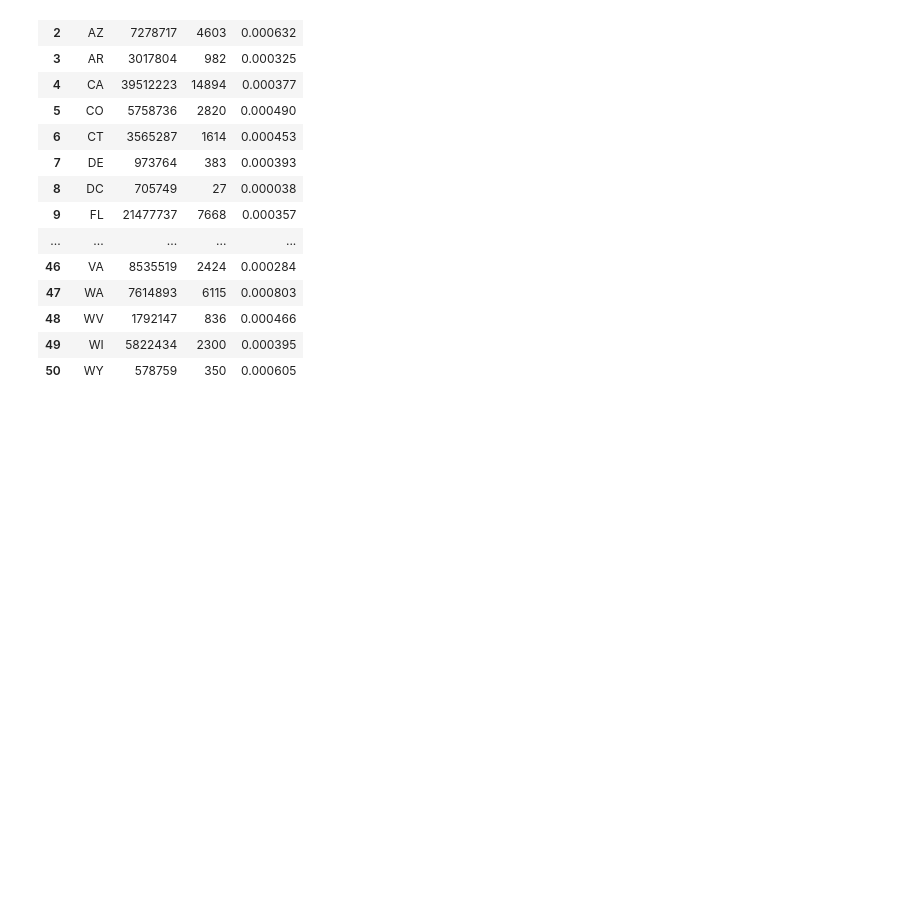
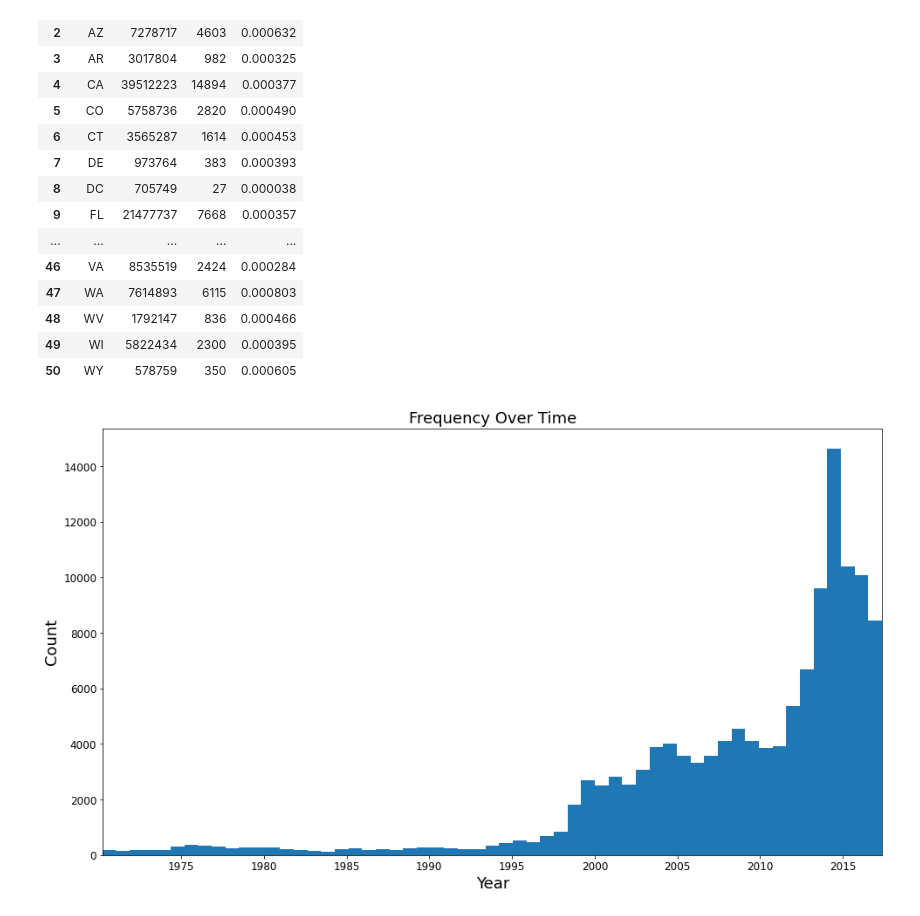
Before and after one commit to josiah-d/UFO-NLP-Analyses, a Jupyter notebook: src/josiah_EDA.ipynb, the cells around one changed output. Cells and saved outputs as stored; diff of their text form; code cells hidden in the pictures; blank space fills up the shorter version.

Commit message:
add plots

```diff
--- a/src/josiah_EDA.ipynb
+++ b/src/josiah_EDA.ipynb
@@ -338,3 +336,17 @@ fig.update_layout(
 )
 
 fig.write_image("../img/states_count.png")
+# %%
+df['occured'] = pd.to_datetime(df['occured'], errors='coerce')
+# %%
+fig, ax = plt.subplots(figsize=(16, 9))
+
+ax.hist(df['occured'], bins=int(len(df['occured'])**0.5))
+ax.set_title('Frequency Over Time')
+ax.set_xlabel('Year')
+ax.set_ylabel('Count')
+ax.set_xlim(100, 17300)
+
+fig.savefig('../img/time_freq.png')
+# %% [output]
+[figure, added]
```
Also changed, not shown: parts of 9 cells of this notebook, 2 other files.
